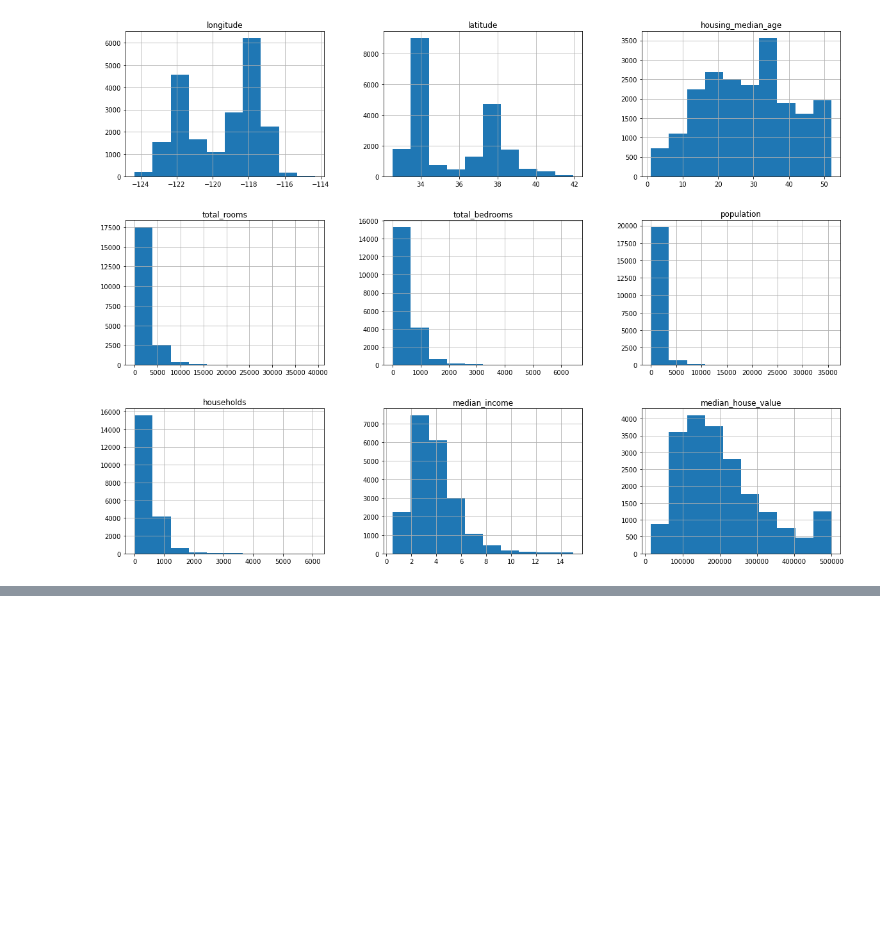
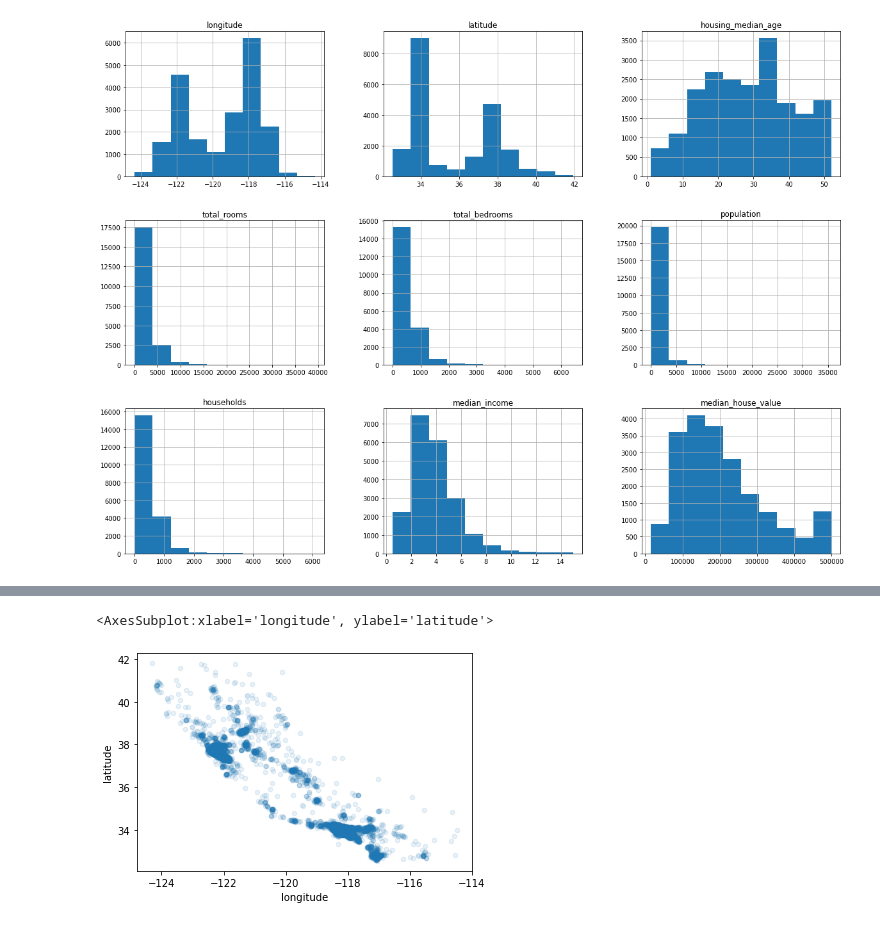
Before and after one commit to SiddhantSKarki/CALIFORNIA_HOUSING, a Jupyter notebook: housing_prediction_linear_reg.ipynb, the cells around one changed output, grey strips where cells are left out. Drawn from its saved outputs; the diff is of its cells as text; code cells hidden in the pictures; blank space fills up the shorter version.

```diff
--- a/housing_prediction_linear_reg.ipynb
+++ b/housing_prediction_linear_reg.ipynb
@@ -43,3 +43,11 @@ housing_data.hist(bins=10, figsize=(20,15))
 plt.show()
 # %% [output]
 [figure]
+# %%
+housing_data['income_cat'] = pd.cut(housing_data['median_income'], bins=[0,1.5,3.0,4.5,6,np.inf], labels=[1,2,3,4,5])
+# %%
+from sklearn.model_selection import StratifiedShuffleSplit
+
+split = StratifiedShuffleSplit(n_splits=1, random_state=43, test_size=0.2)
+for train_index, test_index in split.split(housing_data, housing_data["income_cat"]):
+    train_set, test_set = housing_data.iloc[train_index], housing_data.iloc[test_index]
@@ -45,0 +77,6 @@ plt.show()
+# %%
+housing_dummy = test_set.copy()
+housing_dummy.plot(kind='scatter', x='longitude', y='latitude', alpha=0.1)
+# %% [output]
+<AxesSubplot:xlabel='longitude', ylabel='latitude'>
+[figure, added]
```
Also changed, not shown: parts of 5 cells of this notebook.
